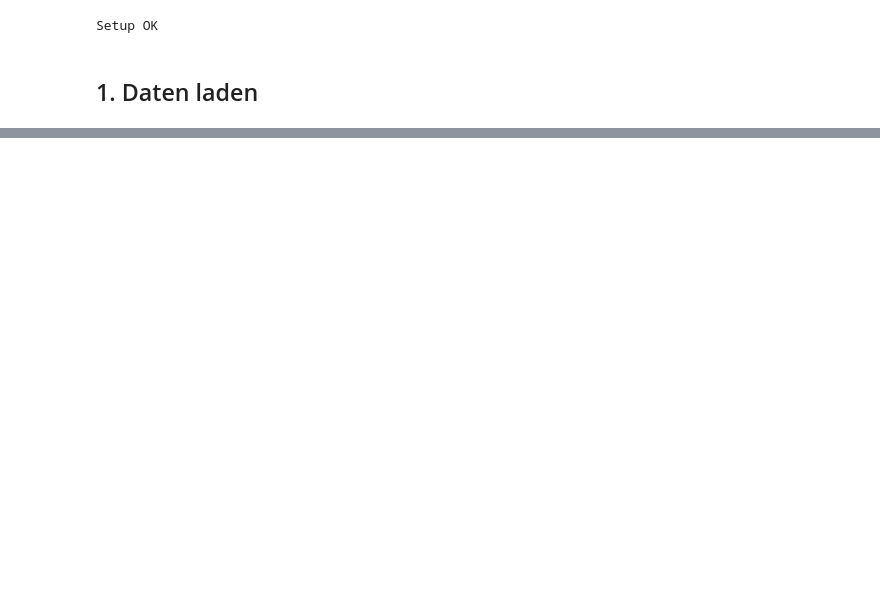
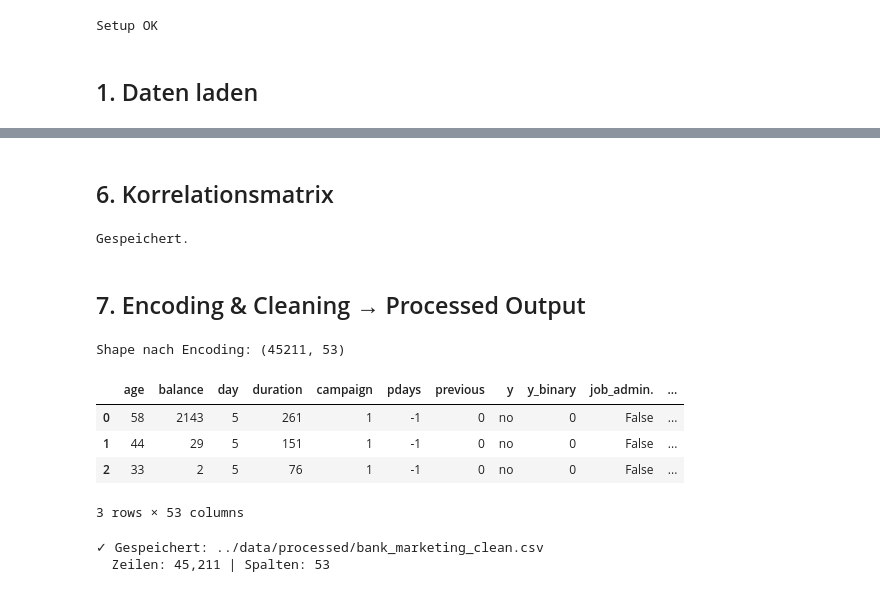
Before and after one commit to minimalmerlin/ki-marketing-personalisierung, a Jupyter notebook: notebooks/02_eda_bank_marketing.ipynb, the cells around one changed output, grey strips where cells are left out. Cells and saved outputs as stored; diff of their text form; code cells hidden in the pictures; blank space fills up the shorter version.

```diff
--- a/notebooks/02_eda_bank_marketing.ipynb
+++ b/notebooks/02_eda_bank_marketing.ipynb
@@ -136,0 +308,44 @@ Der Datensatz eignet sich sehr gut für Modellierung und Machine Learning, benö
+# %% [markdown]
+## 6. Korrelationsmatrix
+# %%
+numeric_cols = ['age', 'balance', 'day', 'duration', 'campaign', 'pdays', 'previous']
+corr = df[numeric_cols].corr()
+
+plt.figure(figsize=(9, 7))
+sns.heatmap(corr, annot=True, fmt='.2f', cmap='coolwarm', center=0, square=True)
+plt.title('Korrelationsmatrix — Numerische Features', fontsize=12)
+plt.tight_layout()
+plt.savefig('../outputs/bank_correlation_matrix.png', dpi=150, bbox_inches='tight')
+plt.close()
+print('Gespeichert.')
+# %% [output]
+Gespeichert.
+# %% [markdown]
+## 7. Encoding & Cleaning → Processed Output
+# %%
+df_clean = df.copy()
+
+# Zielvariable binär kodieren
+df_clean['y_binary'] = (df_clean['y'] == 'yes').astype(int)
+
+# Kategorische Variablen One-Hot encoden
+cat_cols = ['job', 'marital', 'education', 'default', 'housing', 'loan', 'contact', 'month', 'poutcome']
+df_clean = pd.get_dummies(df_clean, columns=cat_cols, drop_first=False)
+df_clean = df_clean.fillna(0)
+
+print(f'Shape nach Encoding: {df_clean.shape}')
+df_clean.head(3)
+# %% [output]
+Shape nach Encoding: (45211, 53)
+|  | age | balance | day | duration | campaign | pdays | previous | y | y_binary | job_admin. | ... |
+| 0 | 58 | 2143 | 5 | 261 | 1 | -1 | 0 | no | 0 | False | ... |
+| 1 | 44 | 29 | 5 | 151 | 1 | -1 | 0 | no | 0 | False | ... |
+| 2 | 33 | 2 | 5 | 76 | 1 | -1 | 0 | no | 0 | False | ... |
+3 rows × 53 columns
+# %%
+df_clean.to_csv(PROCESSED_PATH, index=False)
+print(f'✓ Gespeichert: {PROCESSED_PATH}')
+print(f'  Zeilen: {len(df_clean):,} | Spalten: {df_clean.shape[1]}')
+# %% [output]
+✓ Gespeichert: ../data/processed/bank_marketing_clean.csv
+  Zeilen: 45,211 | Spalten: 53
```
Also changed, not shown: parts of 24 cells of this notebook, 29 other files.
